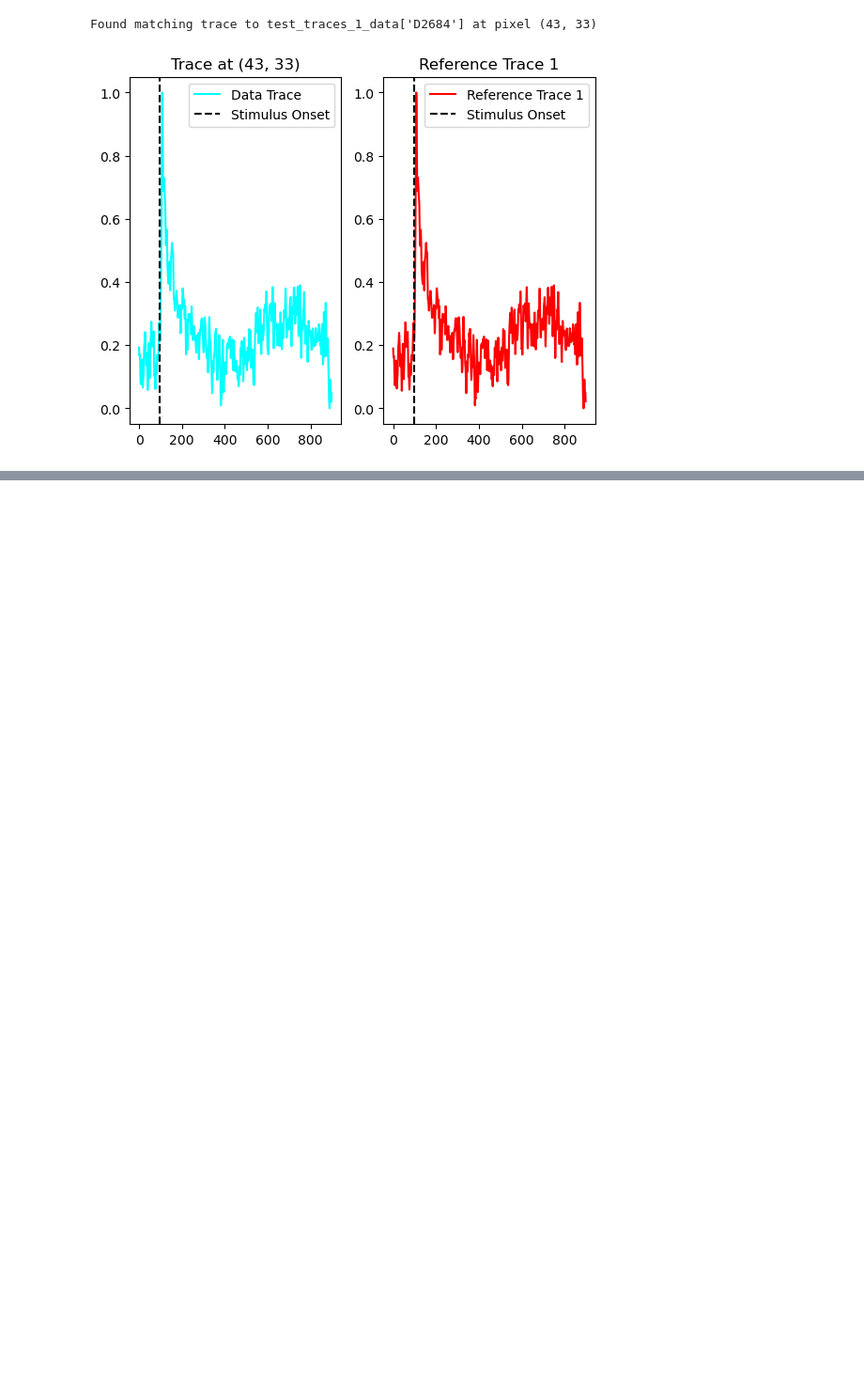
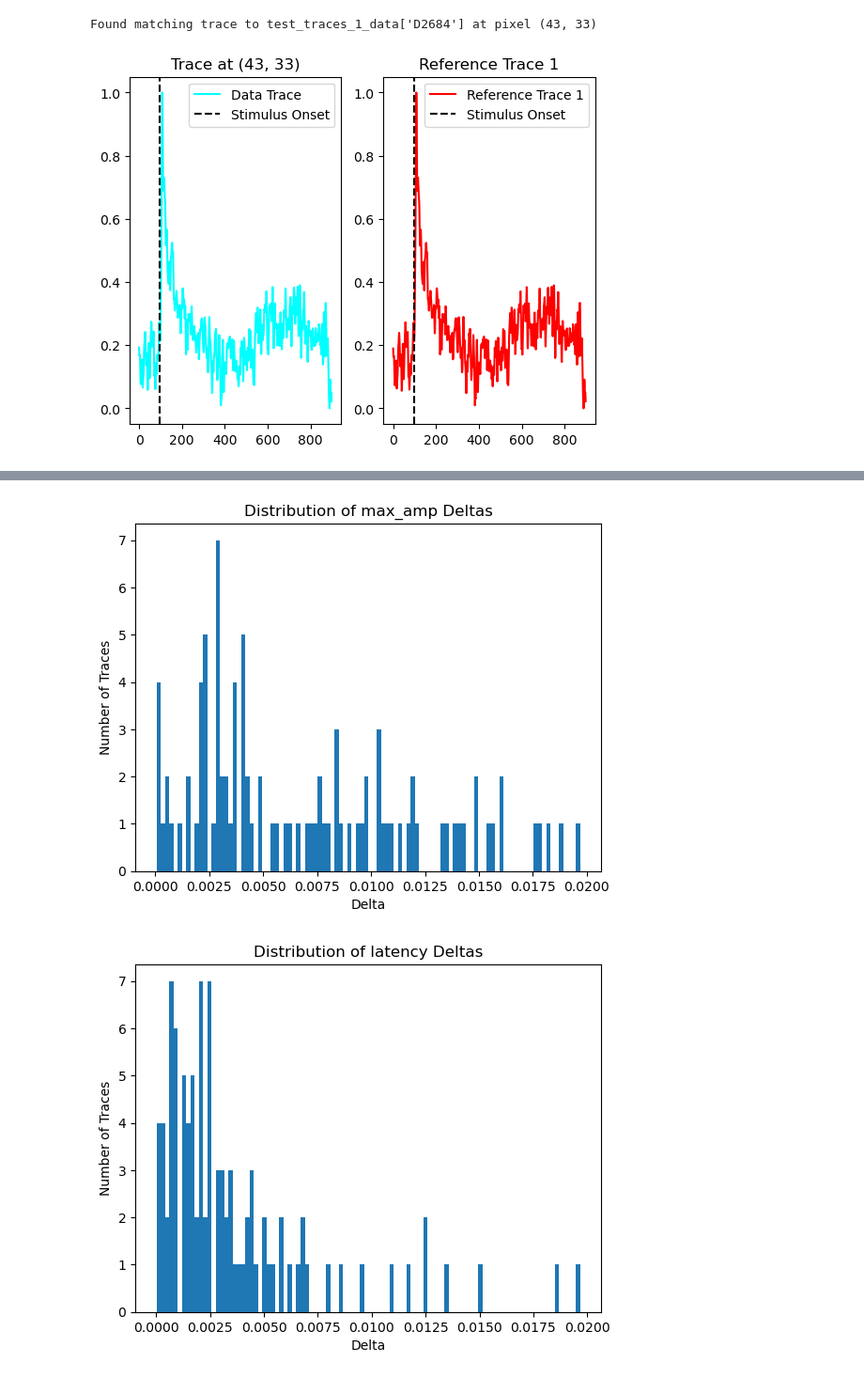
Before and after one commit to TianchengXu0420/ZDA_Adventure, a Jupyter notebook: unit_test.ipynb, the cells around one changed output, grey strips where cells are left out. Shown at 94% size. Cells and saved outputs as stored; diff of their text form; code cells hidden in the pictures; blank space fills up the shorter version.

Commit message:
add bulk unit tests

```diff
--- a/unit_test.ipynb
+++ b/unit_test.ipynb
@@ -243,2 +413,34 @@ Ran 7 tests in 0.078s
 
 OK
+# %%
+# for traces_2 bulk tests, plot the number of traces for each delta between expected and measured values
+import matplotlib.pyplot as plt
+
+
+for measurement_type in ['max_amp', 'latency', 'max_amp_latency', 'half_width']:
+    deltas = []
+    for i, trace in enumerate(traces_2):
+        tp = TraceProperties(trace, startPt, numPt, 0.5)
+        if measurement_type == 'max_amp':
+            measured_value = tp.get_max_amp()
+            expected_value = max_amp_expected_2[i]
+        elif measurement_type == 'latency':
+            measured_value = tp.get_half_amp_latency()
+            expected_value = latency_expected_2[i]
+        elif measurement_type == 'max_amp_latency':
+            measured_value = tp.get_max_amp_latency()
+            expected_value = max_amp_latency_expected_2[i]
+        elif measurement_type == 'half_width':
+            measured_value = tp.get_half_width()
+            expected_value = halfwidth_expected_2[i]
+        delta = np.abs(measured_value - expected_value)
+        if delta < delta_precision:
+            deltas.append(delta)
+    plt.hist(deltas, bins=100)
+    plt.xlabel('Delta')
+    plt.ylabel('Number of Traces')
+    plt.title(f'Distribution of {measurement_type} Deltas')
+    plt.show()
+# %% [output]
+[figure, added]
+[figure, added]
```
Also changed, not shown: parts of 6 cells of this notebook, 10 other files.
